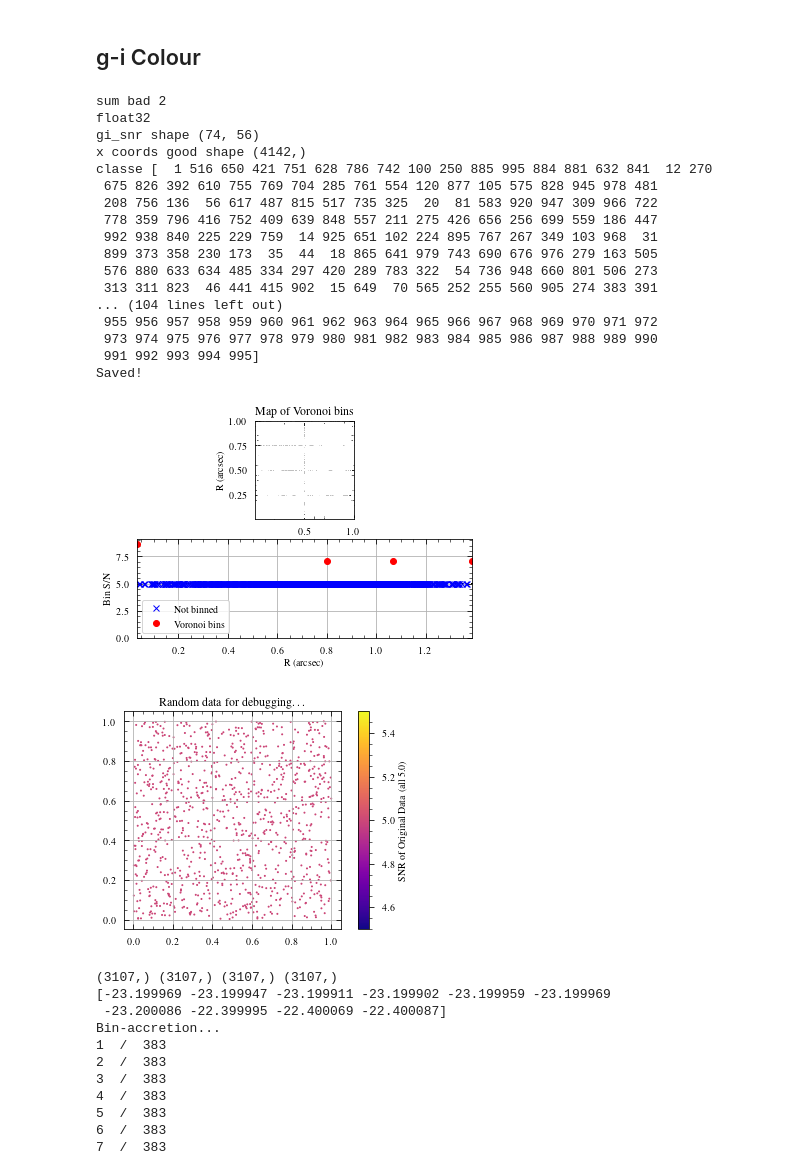
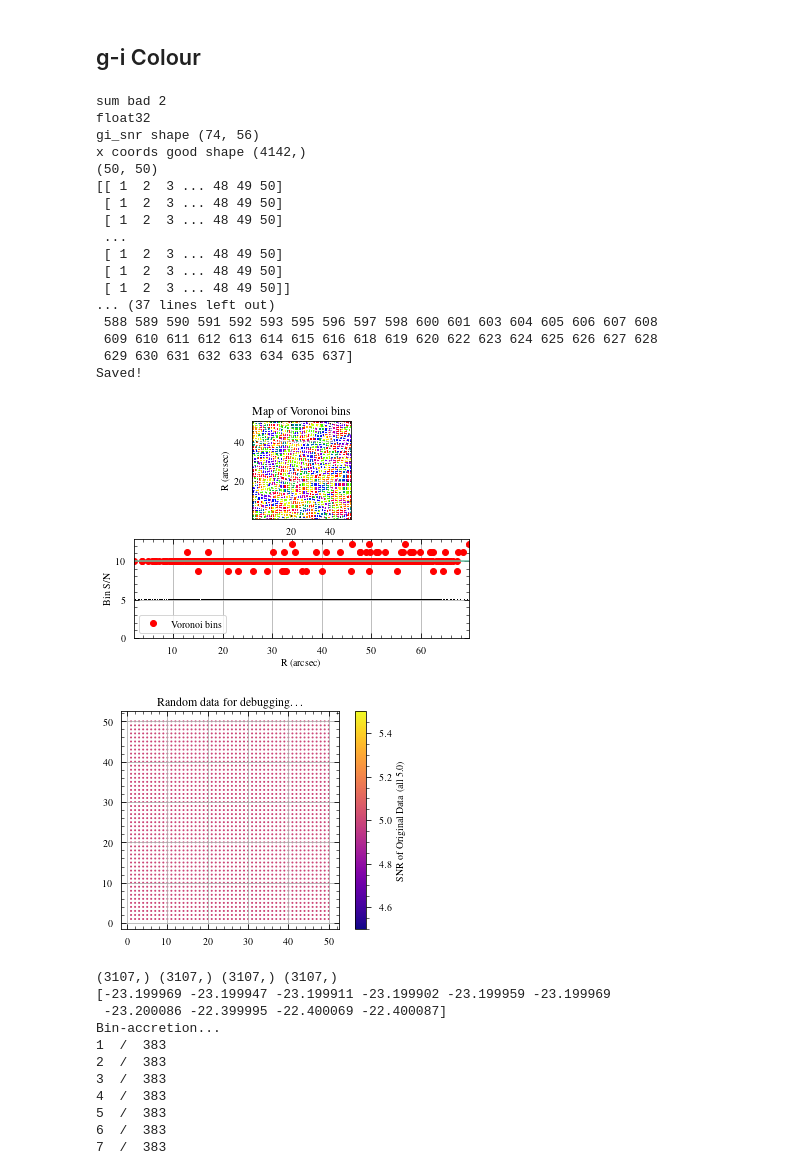
Before and after one commit to BearBearCodes/coop_f2021, a Jupyter notebook: warmup/vcc792_binned.ipynb, the cells around one changed output. Saved outputs shown, nothing was run; the diff lists cells and outputs as text; code cells hidden in the pictures.

```diff
--- a/warmup/vcc792_binned.ipynb
+++ b/warmup/vcc792_binned.ipynb
@@ -170,10 +170,13 @@ print("x coords good shape", x_coords[is_good].shape)
 #
 np.random.seed(42)
 # Generate 1000 (total, not 1000 x 1000) random pixels
-x_coords = np.random.random_sample(size=1000)
-y_coords = np.random.random_sample(size=1000)
-gi_colour = np.full(1000, 5.0)
-gi_colour_err = np.full(1000, 1.0)
+x_coords = np.arange(1,51).astype(int)
+y_coords = np.arange(1,51).astype(int)
+x_coords, y_coords = np.meshgrid(x_coords, y_coords)
+print(x_coords.shape)
+print(x_coords)
+gi_colour = np.full(2500, 5.0)
+gi_colour_err = np.full(2500, 1.0)
 
 #
 binNum, xNode, yNode, xBar, yBar, sn, nPixels, scale = voronoi_2d_binning(
@@ -183,9 +186,9 @@ binNum, xNode, yNode, xBar, yBar, sn, nPixels, scale = voronoi_2d_binning(
     gi_colour_err.flatten(),
     targetSN=10,  # ! anything above targetSN=8 will fail because it cannot bin to targetSN?!
     pixelsize=None,
-    cvt=True,
+    cvt=False,
     quiet=True,
-    wvt=True,
+    wvt=False,
     sn_func=None,
 )
 #
@@ -196,51 +199,51 @@ cmap = mpl.cm.get_cmap(cmap)
 #
 # fig, ax = plt.subplots(subplot_kw={"projection": wcs_i_cut})  # auto-sets origin="lower"
 fig, ax = plt.subplots()
-img = ax.scatter(x_coords, y_coords, c=(gi_colour/gi_colour_err), cmap=cmap, s=1)
+img = ax.scatter(x_coords.flatten(), y_coords.flatten(), c=(gi_colour/gi_colour_err), cmap=cmap, s=1)
 # img = ax.imshow(gi_snr, cmap=cmap, origin="lower", vmax=100)
 # img = ax.imshow(gi_colour, cmap=cmap, vmin=0.5, vmax=1.6)
 # img = ax.imshow(gi_colour_err, cmap=cmap, vmax=np.percentile(gi_colour_err[is_good], 15))
 # utils.add_scalebar(ax, wcs_i_cut, vcc792_dist,
 #                    scalebar_factor=2, label="2 kpc", color="w", loc="lower right")
 cbar = fig.colorbar(img)
 cbar.ax.tick_params(which="both", direction="out")
 # cbar.set_label("g-i Colour Index")
 # cbar.set_label("SNR (g-i colour / error)")
 cbar.set_label("SNR of Original Data (all 5.0)")
 #
 # Overplot CO contours from VERTICO data
 #
 # ax.contour(data_co, transform=ax.get_transform(WCS(header_co)), levels=0, colors='w')
 #
 # ax.tick_params(which="both", direction="out")
 # ax.set_xlabel("RA (J2000)")
 # ax.set_ylabel("Dec (J2000)")
 # ax.set_title("VCC 792 / NGC 4380")
 ax.set_title("Random data for debugging\\ldots")
 # ax.grid(False)
 ax.set_aspect("equal")
 # fig.savefig("imgs/raw_random_data.pdf")
 plt.show()
 # %% [output]
 sum bad 2
 float32
 gi_snr shape (74, 56)
 x coords good shape (4142,)
-classe [  1 516 650 421 751 628 786 742 100 250 885 995 884 881 632 841  12 270
- 675 826 392 610 755 769 704 285 761 554 120 877 105 575 828 945 978 481
- 208 756 136  56 617 487 815 517 735 325  20  81 583 920 947 309 966 722
- 778 359 796 416 752 409 639 848 557 211 275 426 656 256 699 559 186 447
- 992 938 840 225 229 759  14 925 651 102 224 895 767 267 349 103 968  31
- 899 373 358 230 173  35  44  18 865 641 979 743 690 676 976 279 163 505
- 576 880 633 634 485 334 297 420 289 783 322  54 736 948 660 801 506 273
- 313 311 823  46 441 415 902  15 649  70 565 252 255 560 905 274 383 391
-... (104 lines left out)
- 955 956 957 958 959 960 961 962 963 964 965 966 967 968 969 970 971 972
- 973 974 975 976 977 978 979 980 981 982 983 984 985 986 987 988 989 990
- 991 992 993 994 995]
+(50, 50)
+[[ 1  2  3 ... 48 49 50]
+ [ 1  2  3 ... 48 49 50]
+ [ 1  2  3 ... 48 49 50]
+ ...
+ [ 1  2  3 ... 48 49 50]
+ [ 1  2  3 ... 48 49 50]
+ [ 1  2  3 ... 48 49 50]]
+... (37 lines left out)
+ 588 589 590 591 592 593 595 596 597 598 600 601 603 604 605 606 607 608
+ 609 610 611 612 613 614 615 616 618 619 620 622 623 624 625 626 627 628
+ 629 630 631 632 633 634 635 637]
 Saved!
-[figure, old version]
+[figure, new version]
-[figure, old version]
+[figure, new version]
 # %%
 plt.close("all")
 # %%
```
Also changed, not shown: 1 other file.
